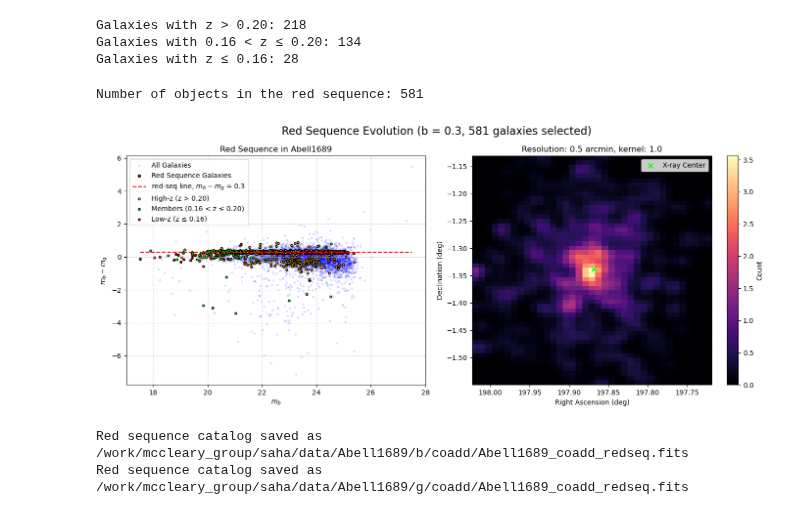
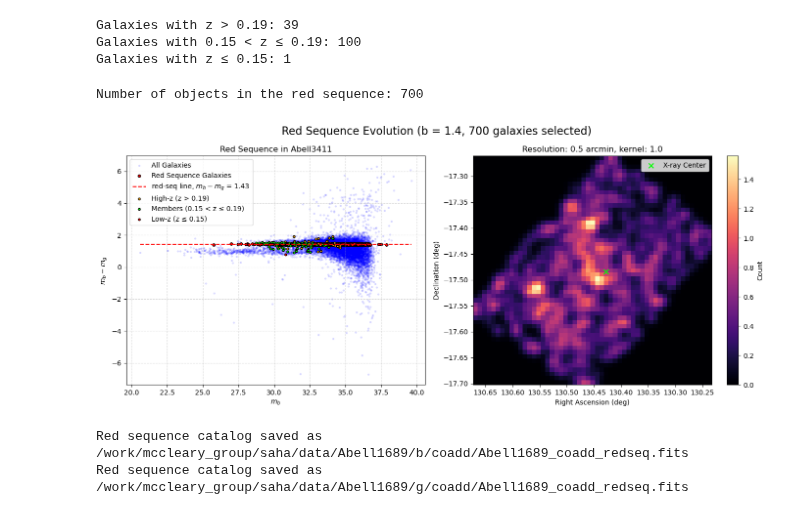
Before and after one commit to superbit-collaboration/superbit-lensing, a Jupyter notebook: notebooks/red_sequence/redseq.ipynb, the cells around one changed output. Drawn from its saved outputs; the diff is of its cells as text; code cells hidden in the pictures.

```diff
--- a/notebooks/red_sequence/redseq.ipynb
+++ b/notebooks/red_sequence/redseq.ipynb
@@ -6,7 +6,7 @@ import matplotlib.pyplot as plt
 from superbit_lensing.utils import get_cluster_info
 from scipy.ndimage import gaussian_filter
 # %%
-cluster_name = 'Abell1689'
+cluster_name = 'Abell3411'
 bands = 'b', 'g'
 datadir = "/work/mccleary_group/saha/data" #Change to your data directory!
 # %%
@@ -52,13 +52,13 @@ m_b_mid = mid_z_b["m_b"]
 color_index_low = low_z_b["color_bg"]
 m_b_low = low_z_b["m_b"]
 # %% [output]
-Galaxies with z > 0.20: 218
-Galaxies with 0.16 < z ≤ 0.20: 134
-Galaxies with z ≤ 0.16: 28
+Galaxies with z > 0.19: 39
+Galaxies with 0.15 < z ≤ 0.19: 100
+Galaxies with z ≤ 0.15: 1
 # %%
 a = 0.0
-b = 0.3
-tolerance = 0.07
+b = 1.43
+tolerance = 0.05
 
 ra_max, ra_min, dec_max, dec_min = np.max(cm_cat["ra"]), np.min(cm_cat["ra"]), np.max(cm_cat["dec"]), np.min(cm_cat["dec"])
 ra_center_inverted = ra_max + ra_min - ra_center
@@ -90,35 +90,35 @@ fig, axes = plt.subplots(1, 2, figsize=(14, 6))
 # First plot: Color-Magnitude Diagram
 axes[0].scatter(m_b, color_index, s=5, alpha=0.1, color='blue', label="All Galaxies")
 axes[0].scatter(m_b[red_sequence_mask], color_index[red_sequence_mask], s=15, color='red', edgecolors='black', label="Red Sequence Galaxies")
 m_b_range = np.linspace(min(m_b), max(m_b), 100)
 axes[0].plot(m_b_range, a * m_b_range + b, color='red', linestyle='--', label=f"red-seq line, $m_b - m_g$ = {b}")
 axes[0].scatter(m_b_high, color_index_high, s=10, edgecolors='black', facecolors='orange', label=f'High-z (z > {cluster_redshift_up:.2f})')
 axes[0].scatter(m_b_mid, color_index_mid, s=10, edgecolors='black', facecolors='lime', label=f'Members ({cluster_redshift_down:.2f} < z ≤ {cluster_redshift_up:.2f})')
 axes[0].scatter(m_b_low, color_index_low, s=10, edgecolors='black', facecolors='red', label=f'Low-z (z ≤ {cluster_redshift_down:.2f})')
 axes[0].set_xlabel(r"$m_b$")
 axes[0].set_ylabel(r"$m_b - m_g$")
 axes[0].set_title(f"Red Sequence in {cluster_name}")
 axes[0].legend()
 axes[0].grid(True, linestyle='--', alpha=0.5)
 
 # Second plot: Spatial distribution of red-sequence galaxies
 im = axes[1].imshow(smoothed_hist.T[:, ::-1], origin='lower', aspect='auto', cmap='magma',
                     extent=[ra_max, ra_min, dec_min, dec_max])
 axes[1].scatter(ra_center_inverted, dec_center, color='lime', marker='x', s=50, label="X-ray Center")
 axes[1].set_xlabel("Right Ascension (deg)")
 axes[1].set_ylabel("Declination (deg)")
 axes[1].set_title(f"Resolution: {resolution} arcmin, kernel: {sigma}")
 axes[1].legend()
 fig.colorbar(im, ax=axes[1], label="Count")
 n_red_seq = np.sum(red_sequence_mask)
 fig.suptitle(f"Red Sequence Evolution (b = {b:.1f}, {n_red_seq} galaxies selected)",
                 fontsize=16)
 # Show plots
 plt.tight_layout()
 plt.show()
 # %% [output]
-Number of objects in the red sequence: 581
+Number of objects in the red sequence: 700
-[figure, old version]
+[figure, new version]
 # %%
 red_seq_galaxies = cm_cat[red_sequence_mask]
 out_filename = f"{base_path}/{bands[0]}/coadd/{cluster_name}_coadd_redseq.fits"
```
Also changed, not shown: 8 other files.
